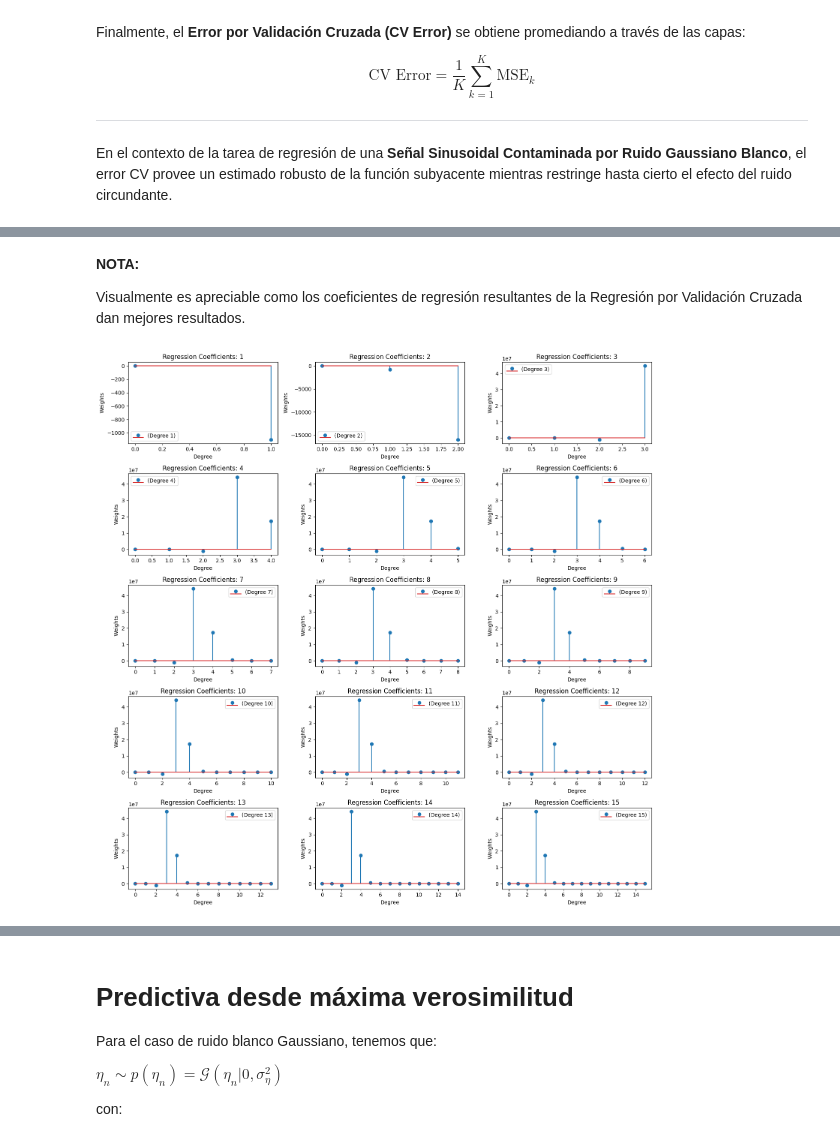
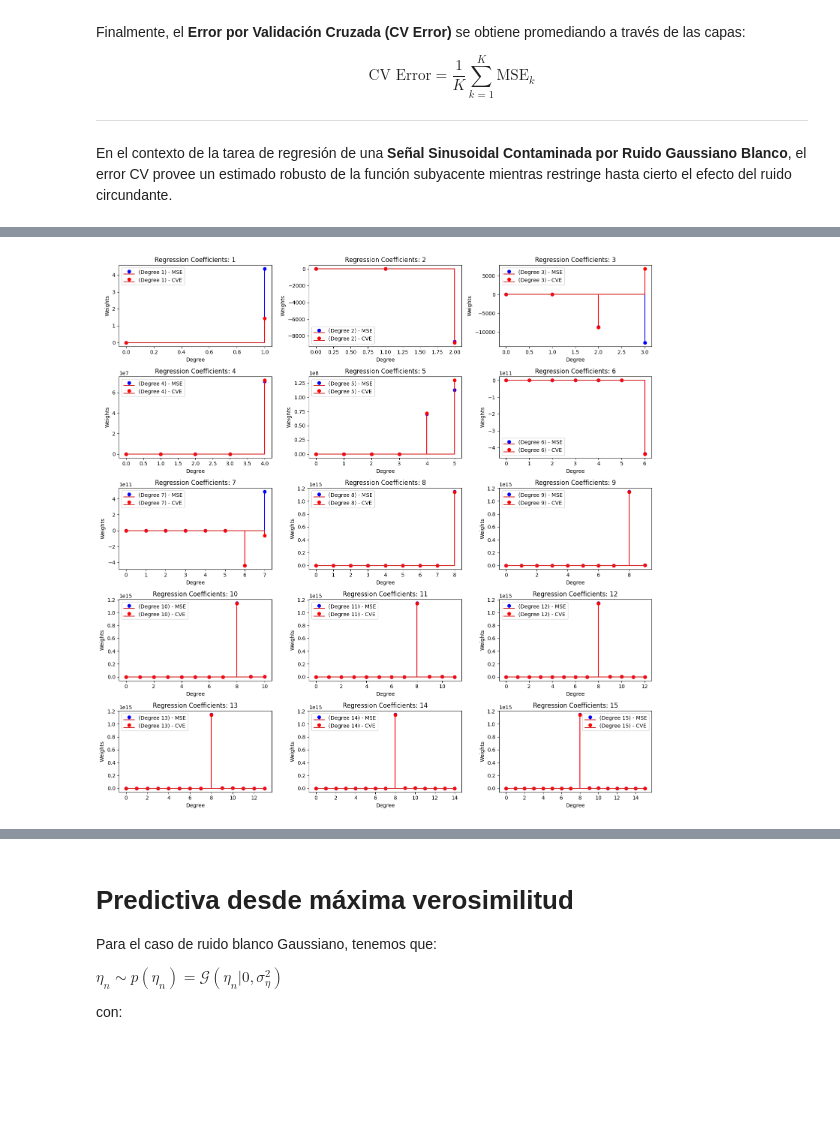
Before and after one commit to JuanJGalindo/ML-Theory, a Jupyter notebook: Tarea4/Estimators_CrossValidationError.ipynb, the cells around one changed output, grey strips where cells are left out. Drawn from its saved outputs; the diff is of its cells as text; code cells hidden in the pictures; blank space fills up the shorter version.

```diff
--- a/Tarea4/Estimators_CrossValidationError.ipynb
+++ b/Tarea4/Estimators_CrossValidationError.ipynb
@@ -364,13 +365,13 @@ for i in degrees:
   PhiArr.append(Phi)
 
   # Full Training Set Fitting and Predictions
-  XTrainFull, XTestFull, yTrainFull, yTestFull = train_test_split(Phi, tArr[0], test_size=0.2, random_state=0)
+  XTrainFull, XTestFull, yTrainFull, yTestFull = train_test_split(Phi, tArr[-1], test_size=0.2, random_state=0)
   XTrainArr.append(XTrainFull)
   XTestArr.append(XTestFull)
   yTrainArr.append(yTrainFull)
   yTestArr.append(yTestFull)
 
-  regFull = Ridge(alpha=5e-16)
+  regFull = Ridge(alpha=1e-28)
   regFull.fit(XTrainFull, yTrainFull)
   yPredFull = regFull.predict(XTestFull)
   trainedModels.append(regFull)
@@ -387,7 +388,7 @@ for i in degrees:
     XTrain, XTest = Phi[trainIndex], Phi[testIndex]
     yTrain, yTest = tArr[-1][trainIndex], tArr[-1][testIndex]
 
-    reg = Ridge(alpha=5e-16)
+    reg = Ridge(alpha=1e-28)
     reg.fit(XTrain, yTrain)
     yPred = reg.predict(XTest)
     foldMSE.append(mean_squared_error(yTest, yPred))
@@ -397,7 +398,7 @@ for i in degrees:
   coefficientsKFold.append(np.mean(coefficientsFold, axis=0))
   CVErrors.append(np.mean(foldMSE))
 # %%
-# Regressions Visualizations - Without CrossValidation
+# Regressions Visualizations
 fig, axes = plt.subplots(5, 3, figsize=(15, 15))
 axes = axes.flatten()
 
@@ -405,16 +406,18 @@ for i, degree in enumerate(degrees):
   ax = axes[i]
 
   # Calculate the regression line using the stored coefficients and the original X range
-  y = PhiArr[i] @ coefficientsFull[i].T
+  yMSE = A + PhiArr[i] @ coefficientsFull[i].T
+  yCV = A + PhiArr[i] @ coefficientsKFold[i].T
 
   # Plotting the regression line and the ML variance area
   ax.scatter(X.flatten(), tArr[-1].flatten(), label='Original Data', s=10, alpha=0.5)
   ax.plot(X.flatten(), tt.flatten(), c='r', label='Clean Signal')
 
   # Plot the regression line using the original X values
-  ax.plot(X.flatten(), y.flatten(), c='g', label=f'Regression (Degree {degree})')
+  ax.plot(X.flatten(), yMSE.flatten(), c='g', label=f'Regression (Degree {degree}) - MSE')
+  ax.plot(X.flatten(), yCV.flatten(), c='b', label=f'Regression (Degree {degree}) - CVE')
   ax.set_title(f'Polynomial Degree: {degree}')
-  ax.legend()
+  ax.legend(loc='upper right', fontsize='xx-small')
 
 plt.tight_layout()
 plt.show()
@@ -423,22 +425,0 @@ plt.show()
-# %%
-# Regressions Visualizations - CrossValidation Coefficients
-fig, axes = plt.subplots(5, 3, figsize=(15, 15))
-axes = axes.flatten()
-
-for i, degree in enumerate(degrees):
-  ax = axes[i]
-
-  # Calculate the regression line using the stored coefficients and the original X range
-  y = PhiArr[i] @ coefficientsKFold[i].T
-
-  # Plotting the regression line and the ML variance area
-  ax.scatter(X.flatten(), tArr[-1].flatten(), label='Original Data', s=10, alpha=0.5)
-  ax.plot(X.flatten(), tt.flatten(), c='r', label='Clean Signal')
-
-  # Plot the regression line using the original X values
-  ax.plot(X.flatten(), y.flatten(), c='g', label=f'Regression (Degree {degree})')
-  ax.set_title(f'Polynomial Degree: {degree}')
-  ax.legend()
-
-plt.tight_layout()
-plt.show()
@@ -447,22 +426,19 @@ plt.show()
-# %% [markdown]
-**NOTA:**
-
-Visualmente es apreciable como los coeficientes de regresión resultantes de la Regresión por Validación Cruzada dan mejores resultados.
 # %%
 fig, axes = plt.subplots(5, 3, figsize=(15, 15))
 axes = axes.flatten()
 
 for i, degree in enumerate(degrees):
   ax = axes[i]
 
-  # Plot Regression Coefficients Values of ith Degree - No CrossValidation
-  ax.stem(coefficientsFull[i], label=f'(Degree {degree})')
+  # Plot Regression Coefficients Values of ith Degree
+  ax.stem(coefficientsFull[i], linefmt='b-', label=f'(Degree {degree}) - MSE')
+  ax.stem(coefficientsKFold[i], linefmt='r-', label=f'(Degree {degree}) - CVE')
   ax.set_title(f'Regression Coefficients: {degree}')
   ax.set_ylabel('Weights')
   ax.set_xlabel('Degree')
   ax.legend()
 
 plt.tight_layout()
 plt.show()
 # %% [output]
-[figure, old version]
+[figure, new version]
```
Also changed, not shown: parts of 18 cells of this notebook.
